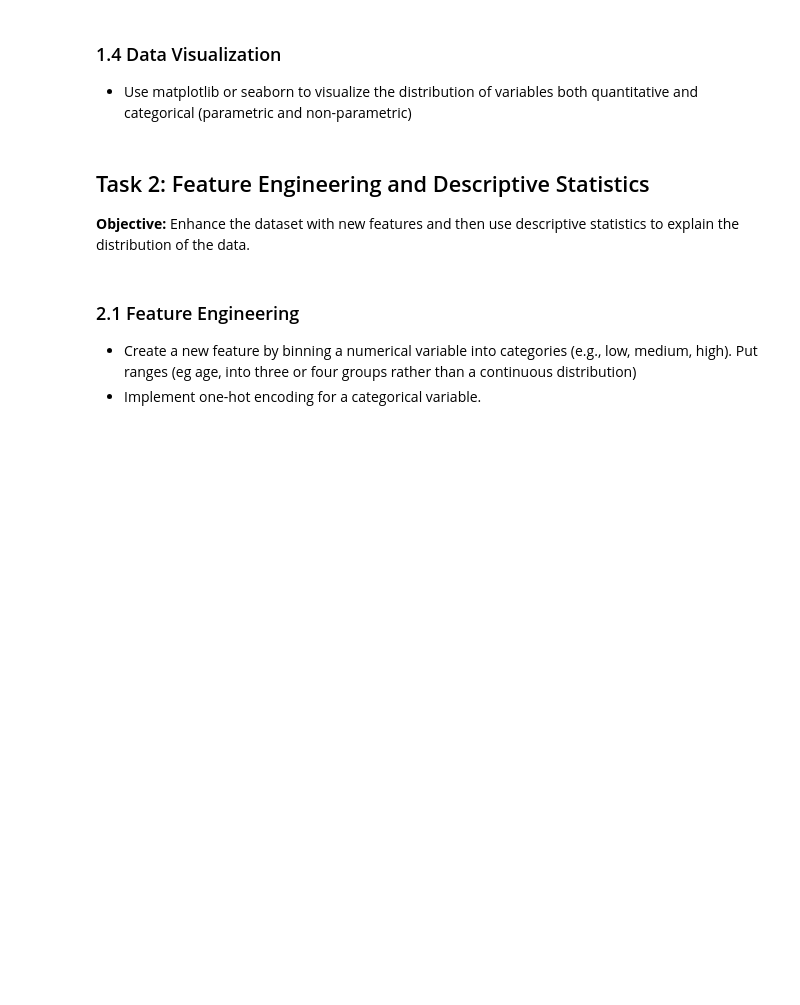
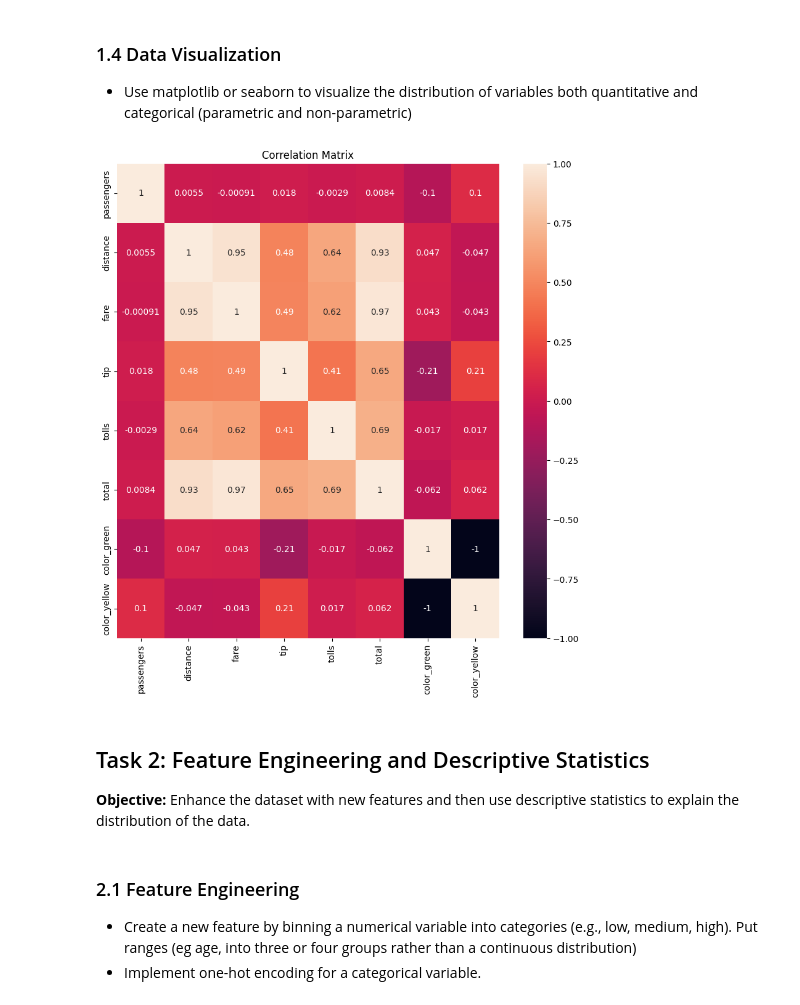
Before and after one commit to Peter537/Soft1-AI-OLA1, a Jupyter notebook: assignment.ipynb, the cells around one changed output. Drawn from its saved outputs; the diff is of its cells as text; code cells hidden in the pictures; blank space fills up the shorter version.

```diff
--- a/assignment.ipynb
+++ b/assignment.ipynb
@@ -139,6 +173,22 @@ All null values are typed in as `<NA>` in the dataset.
 ### 1.4 Data Visualization
 
 - Use matplotlib or seaborn to visualize the distribution of variables both quantitative and categorical (parametric and non-parametric)
+# %%
+import pandas as pd
+
+df_corr = df[['passengers', 'distance', 'fare', 'tip', 'tolls', 'total', 'color']]
+# one hot encode color
+df_corr = pd.get_dummies(df_corr, columns=['color'])
+
+df_corr = df_corr.corr()
+
+import matplotlib.pyplot as plt
+plt.figure(figsize=(10, 10))
+sns.heatmap(df_corr, annot=True)
+plt.title('Correlation Matrix')
+plt.show()
+# %% [output]
+[figure, added]
 # %% [markdown]
 ## Task 2: Feature Engineering and Descriptive Statistics
 
```
Also changed, not shown: parts of 5 cells of this notebook.
